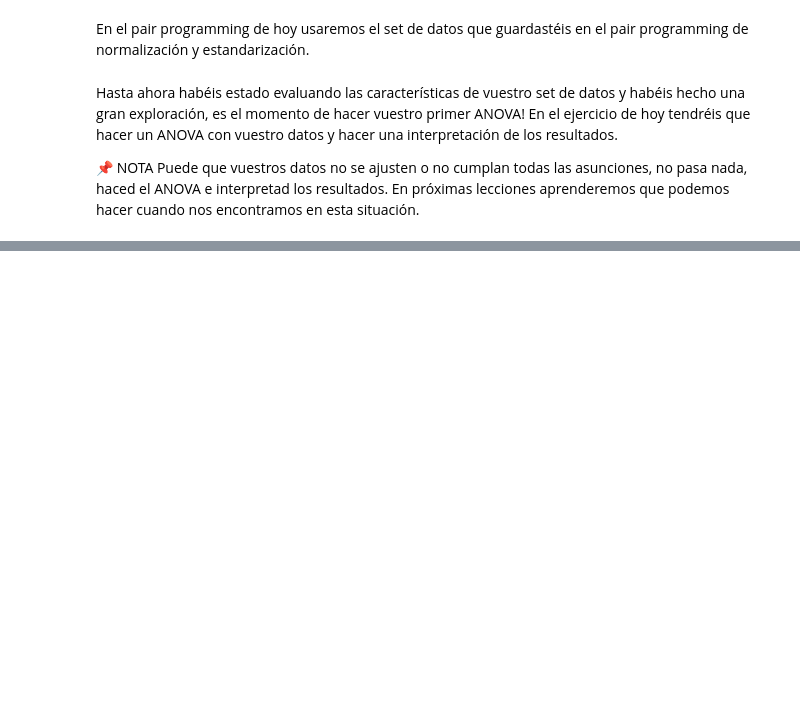
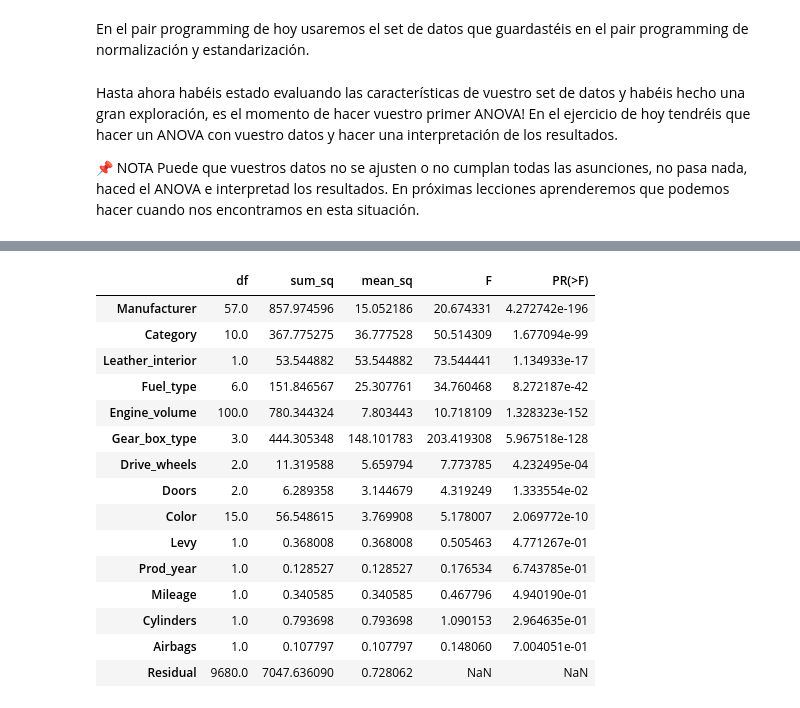
Before and after one commit to Adalab/DA-PROMO-B-MODULO-3-SPRINT-1-ANAIS-ARIANA, a Jupyter notebook: regresion_lineal/RegresiónLineal7.ipynb, the cells around one changed output, grey strips where cells are left out. Drawn from its saved outputs; the diff is of its cells as text; code cells hidden in the pictures; blank space fills up the shorter version.

```diff
--- a/regresion_lineal/RegresiónLineal7.ipynb
+++ b/regresion_lineal/RegresiónLineal7.ipynb
@@ -62,4 +82,21 @@ Hasta ahora habéis estado evaluando las características de vuestro set de dato
 # %%
-# iniciamos nuestro anova. Recordemos que la variable respuesta es el precio de las casas (median_house_value)
-lm = ols('Price_log ~ CRIM  + ZN + INDUS + CHAS + NOX + RM + AGE + DIS + RAD + TAX + PTRATIO + B + LSTAT' , data=df).fit()
+# iniciamos nuestro anova. Recordemos que la variable respuesta es el precio de los coches
+lm = ols('Price_log ~ Levy + Manufacturer + Prod_year + Category + Leather_interior + Fuel_type + Engine_volume + Mileage + Cylinders + Gear_box_type + Drive_wheels + Doors + Color + Airbags', data = df).fit()
 sm.stats.anova_lm(lm)
+# %% [output]
+|  | df | sum_sq | mean_sq | F | PR(>F) |
+| Manufacturer | 57.0 | 857.974596 | 15.052186 | 20.674331 | 4.272742e-196 |
+| Category | 10.0 | 367.775275 | 36.777528 | 50.514309 | 1.677094e-99 |
+| Leather_interior | 1.0 | 53.544882 | 53.544882 | 73.544441 | 1.134933e-17 |
+| Fuel_type | 6.0 | 151.846567 | 25.307761 | 34.760468 | 8.272187e-42 |
+| Engine_volume | 100.0 | 780.344324 | 7.803443 | 10.718109 | 1.328323e-152 |
+| Gear_box_type | 3.0 | 444.305348 | 148.101783 | 203.419308 | 5.967518e-128 |
+| Drive_wheels | 2.0 | 11.319588 | 5.659794 | 7.773785 | 4.232495e-04 |
+| Doors | 2.0 | 6.289358 | 3.144679 | 4.319249 | 1.333554e-02 |
+| Color | 15.0 | 56.548615 | 3.769908 | 5.178007 | 2.069772e-10 |
+| Levy | 1.0 | 0.368008 | 0.368008 | 0.505463 | 4.771267e-01 |
+| Prod_year | 1.0 | 0.128527 | 0.128527 | 0.176534 | 6.743785e-01 |
+| Mileage | 1.0 | 0.340585 | 0.340585 | 0.467796 | 4.940190e-01 |
+| Cylinders | 1.0 | 0.793698 | 0.793698 | 1.090153 | 2.964635e-01 |
+| Airbags | 1.0 | 0.107797 | 0.107797 | 0.148060 | 7.004051e-01 |
+| Residual | 9680.0 | 7047.636090 | 0.728062 | NaN | NaN |
```
Also changed, not shown: parts of 6 cells of this notebook, 12 other files.
